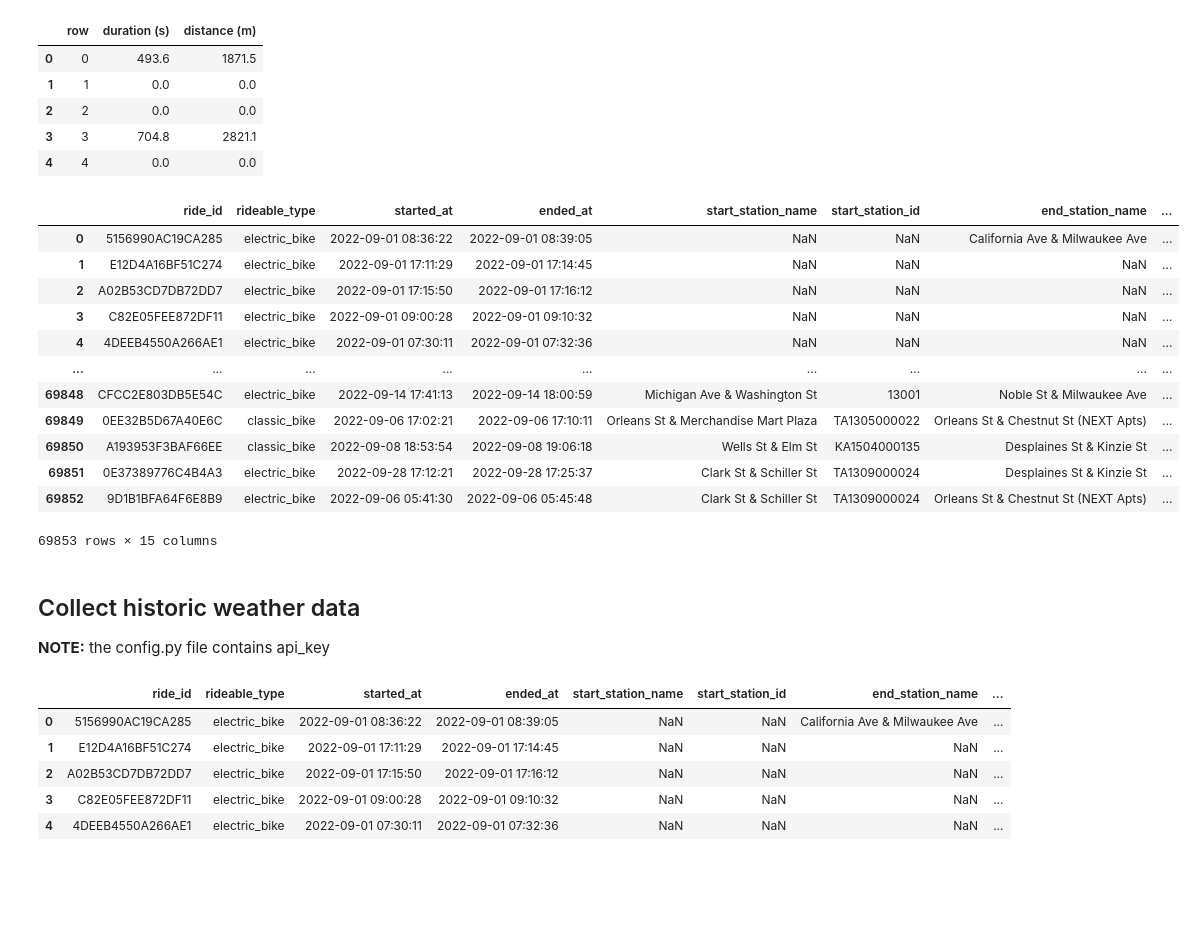
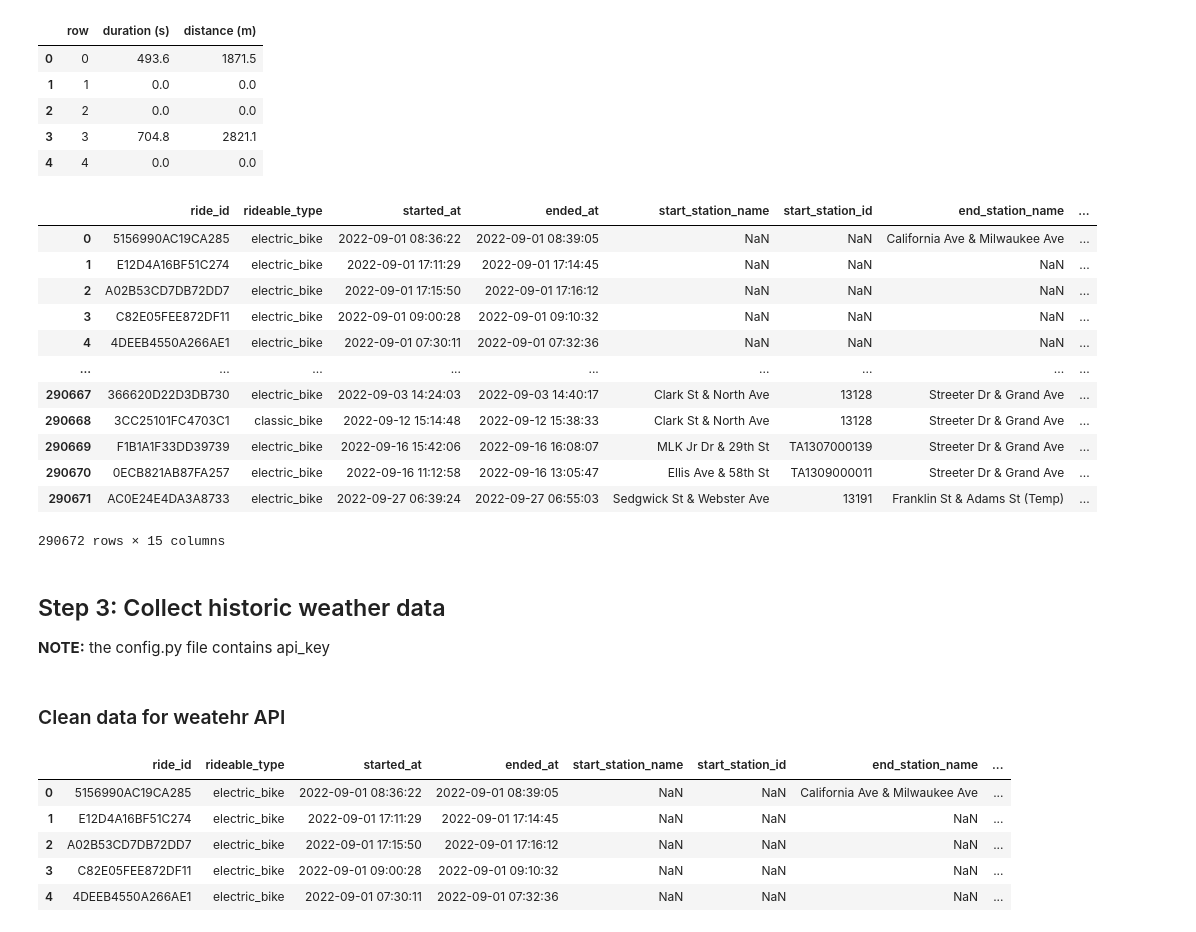
Before and after one commit to DrakeData/MSDS436-FINAL, a Jupyter notebook: 01-DataGathering.ipynb, the cells around one changed output. Cells and saved outputs as stored; diff of their text form; code cells hidden in the pictures; blank space fills up the shorter version.

Commit message:
combined code to pull divvy data, distance data, and historic weatehr data

```diff
--- a/01-DataGathering.ipynb
+++ b/01-DataGathering.ipynb
@@ -161,22 +180,22 @@ distances_bike_df.head()
 | 4 | 4 | 0.0 | 0.0 |
 # %%
 # Matches key value for 'row' or any other unique identifier we want to assign later on
-sep_dis_df = pd.merge(sep_df.iloc[:69854], distances_bike_df, on='row', how='right').drop('row', axis=1)
+sep_dis_df = pd.merge(sep_df.iloc[:290673], distances_bike_df, on='row', how='right').drop('row', axis=1)
 sep_dis_df
 # %% [output]
 |  | ride_id | rideable_type | started_at | ended_at | start_station_name | start_station_id | end_station_name | ... |
 | 0 | 5156990AC19CA285 | electric_bike | 2022-09-01 08:36:22 | 2022-09-01 08:39:05 | NaN | NaN | California Ave & Milwaukee Ave | ... |
 | 1 | E12D4A16BF51C274 | electric_bike | 2022-09-01 17:11:29 | 2022-09-01 17:14:45 | NaN | NaN | NaN | ... |
 | 2 | A02B53CD7DB72DD7 | electric_bike | 2022-09-01 17:15:50 | 2022-09-01 17:16:12 | NaN | NaN | NaN | ... |
 | 3 | C82E05FEE872DF11 | electric_bike | 2022-09-01 09:00:28 | 2022-09-01 09:10:32 | NaN | NaN | NaN | ... |
 | 4 | 4DEEB4550A266AE1 | electric_bike | 2022-09-01 07:30:11 | 2022-09-01 07:32:36 | NaN | NaN | NaN | ... |
 | ... | ... | ... | ... | ... | ... | ... | ... | ... |
-| 69848 | CFCC2E803DB5E54C | electric_bike | 2022-09-14 17:41:13 | 2022-09-14 18:00:59 | Michigan Ave & Washington St | 13001 | Noble St & Milwaukee Ave | ... |
-| 69849 | 0EE32B5D67A40E6C | classic_bike | 2022-09-06 17:02:21 | 2022-09-06 17:10:11 | Orleans St & Merchandise Mart Plaza | TA1305000022 | Orleans St & Chestnut St (NEXT Apts) | ... |
-| 69850 | A193953F3BAF66EE | classic_bike | 2022-09-08 18:53:54 | 2022-09-08 19:06:18 | Wells St & Elm St | KA1504000135 | Desplaines St & Kinzie St | ... |
-| 69851 | 0E37389776C4B4A3 | electric_bike | 2022-09-28 17:12:21 | 2022-09-28 17:25:37 | Clark St & Schiller St | TA1309000024 | Desplaines St & Kinzie St | ... |
-| 69852 | 9D1B1BFA64F6E8B9 | electric_bike | 2022-09-06 05:41:30 | 2022-09-06 05:45:48 | Clark St & Schiller St | TA1309000024 | Orleans St & Chestnut St (NEXT Apts) | ... |
+| 290667 | 366620D22D3DB730 | electric_bike | 2022-09-03 14:24:03 | 2022-09-03 14:40:17 | Clark St & North Ave | 13128 | Streeter Dr & Grand Ave | ... |
+| 290668 | 3CC25101FC4703C1 | classic_bike | 2022-09-12 15:14:48 | 2022-09-12 15:38:33 | Clark St & North Ave | 13128 | Streeter Dr & Grand Ave | ... |
+| 290669 | F1B1A1F33DD39739 | electric_bike | 2022-09-16 15:42:06 | 2022-09-16 16:08:07 | MLK Jr Dr & 29th St | TA1307000139 | Streeter Dr & Grand Ave | ... |
+| 290670 | 0ECB821AB87FA257 | electric_bike | 2022-09-16 11:12:58 | 2022-09-16 13:05:47 | Ellis Ave & 58th St | TA1309000011 | Streeter Dr & Grand Ave | ... |
+| 290671 | AC0E24E4DA3A8733 | electric_bike | 2022-09-27 06:39:24 | 2022-09-27 06:55:03 | Sedgwick St & Webster Ave | 13191 | Franklin St & Adams St (Temp) | ... |
-69853 rows × 15 columns
+290672 rows × 15 columns
 # %%
 # Save data frame
 sep_dis_df.to_csv("202209_divvy_distance.csv")
@@ -184,8 +203,10 @@ sep_dis_df.to_csv("202209_divvy_distance.csv")
 # export master file
 # Q3_df.to_csv("2022Q3_divvy-tripdata.csv")
 # %% [markdown]
-## Collect historic weather data
+## Step 3: Collect historic weather data
 **NOTE:** the config.py file contains api_key
+# %% [markdown]
+### Clean data for weatehr API
 # %%
 # round lat and long to 2 decimal places (needed for API)
 sep_dis_df['start_lat_clean'] = sep_dis_df['start_lat'].round(2)
```
Also changed, not shown: parts of 12 cells of this notebook, 1 other file.
